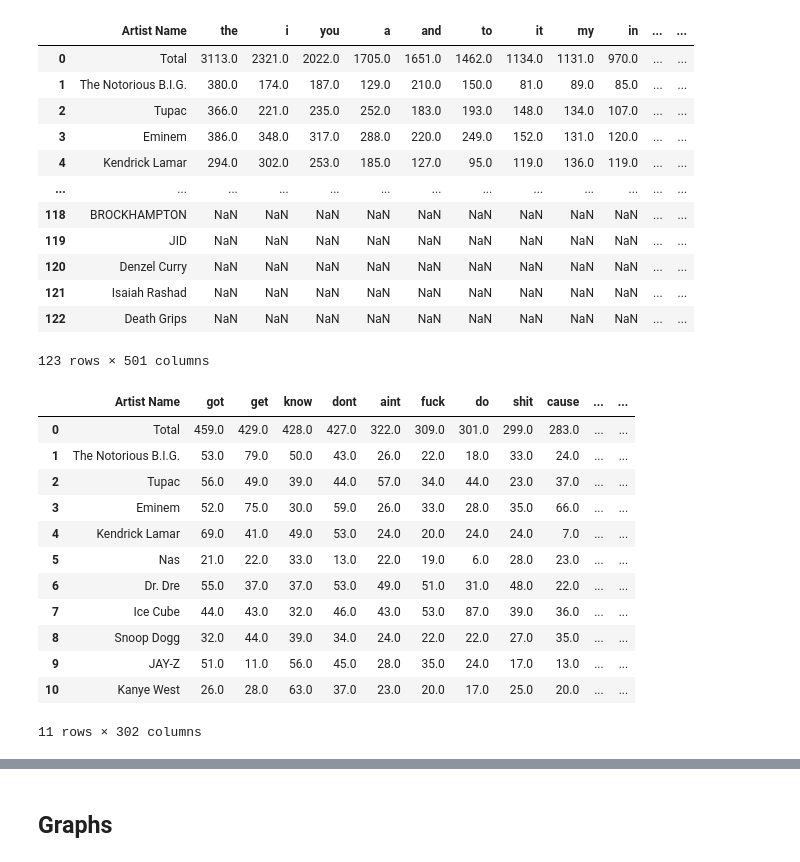
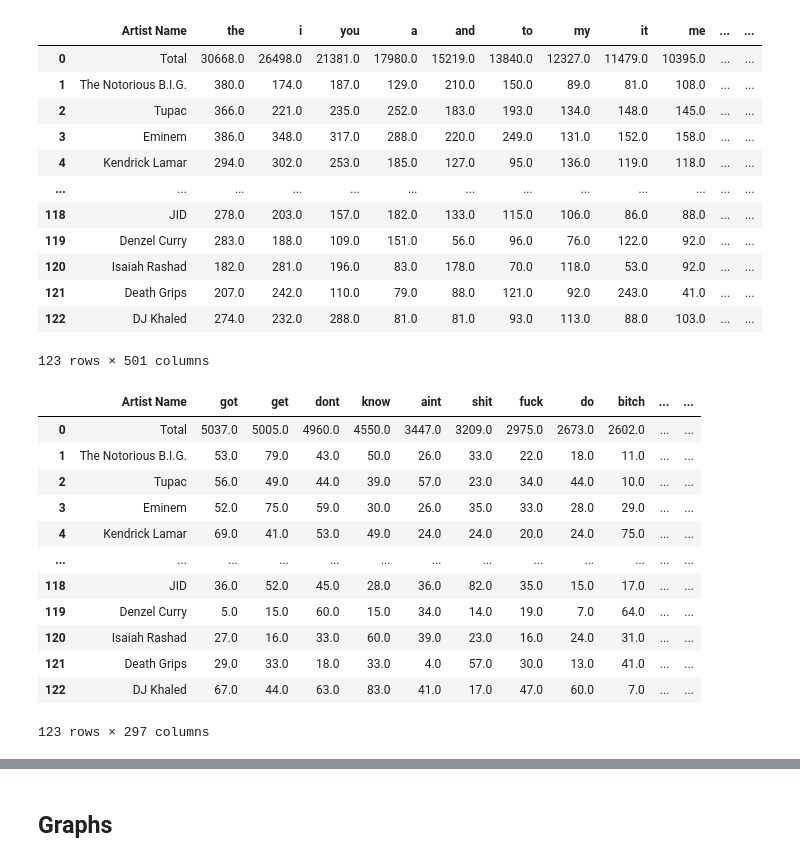
Before and after one commit to TrippingLettuce/Where-is-the-love, a Jupyter notebook: src/analysis.ipynb, the cells around one changed output, grey strips where cells are left out. Saved outputs shown, nothing was run; the diff lists cells and outputs as text; code cells hidden in the pictures.

```diff
--- a/src/analysis.ipynb
+++ b/src/analysis.ipynb
@@ -5,22 +5,23 @@ import spacy
 import seaborn as sns
 import matplotlib.pyplot as plt
 # %%
-df = pd.read_csv("/home/lettuce/MyCode/Statistical-Analysis-of-Music-Genres/src/rap_FINAL.csv")
-df = df.drop("Unnamed: 0",axis=1)
+df = pd.read_csv("/home/lettuce/MyCode/Where is the love/Where-is-the-love/csv/final/rap_FINAL_2.csv")
+df = df.drop(df.columns[[0, 1]], axis=1)
+df.drop(123, inplace=True)
 df
 # %% [output]
-|  | Artist Name | the | i | you | a | and | to | it | my | in | ... | ... |
-| 0 | Total | 3113.0 | 2321.0 | 2022.0 | 1705.0 | 1651.0 | 1462.0 | 1134.0 | 1131.0 | 970.0 | ... | ... |
-| 1 | The Notorious B.I.G. | 380.0 | 174.0 | 187.0 | 129.0 | 210.0 | 150.0 | 81.0 | 89.0 | 85.0 | ... | ... |
-| 2 | Tupac | 366.0 | 221.0 | 235.0 | 252.0 | 183.0 | 193.0 | 148.0 | 134.0 | 107.0 | ... | ... |
-| 3 | Eminem | 386.0 | 348.0 | 317.0 | 288.0 | 220.0 | 249.0 | 152.0 | 131.0 | 120.0 | ... | ... |
-| 4 | Kendrick Lamar | 294.0 | 302.0 | 253.0 | 185.0 | 127.0 | 95.0 | 119.0 | 136.0 | 119.0 | ... | ... |
+|  | Artist Name | the | i | you | a | and | to | my | it | me | ... | ... |
+| 0 | Total | 30668.0 | 26498.0 | 21381.0 | 17980.0 | 15219.0 | 13840.0 | 12327.0 | 11479.0 | 10395.0 | ... | ... |
+| 1 | The Notorious B.I.G. | 380.0 | 174.0 | 187.0 | 129.0 | 210.0 | 150.0 | 89.0 | 81.0 | 108.0 | ... | ... |
+| 2 | Tupac | 366.0 | 221.0 | 235.0 | 252.0 | 183.0 | 193.0 | 134.0 | 148.0 | 145.0 | ... | ... |
+| 3 | Eminem | 386.0 | 348.0 | 317.0 | 288.0 | 220.0 | 249.0 | 131.0 | 152.0 | 158.0 | ... | ... |
+| 4 | Kendrick Lamar | 294.0 | 302.0 | 253.0 | 185.0 | 127.0 | 95.0 | 136.0 | 119.0 | 118.0 | ... | ... |
 | ... | ... | ... | ... | ... | ... | ... | ... | ... | ... | ... | ... | ... |
-| 118 | BROCKHAMPTON | NaN | NaN | NaN | NaN | NaN | NaN | NaN | NaN | NaN | ... | ... |
-| 119 | JID | NaN | NaN | NaN | NaN | NaN | NaN | NaN | NaN | NaN | ... | ... |
-| 120 | Denzel Curry | NaN | NaN | NaN | NaN | NaN | NaN | NaN | NaN | NaN | ... | ... |
-| 121 | Isaiah Rashad | NaN | NaN | NaN | NaN | NaN | NaN | NaN | NaN | NaN | ... | ... |
-| 122 | Death Grips | NaN | NaN | NaN | NaN | NaN | NaN | NaN | NaN | NaN | ... | ... |
+| 118 | JID | 278.0 | 203.0 | 157.0 | 182.0 | 133.0 | 115.0 | 106.0 | 86.0 | 88.0 | ... | ... |
+| 119 | Denzel Curry | 283.0 | 188.0 | 109.0 | 151.0 | 56.0 | 96.0 | 76.0 | 122.0 | 92.0 | ... | ... |
+| 120 | Isaiah Rashad | 182.0 | 281.0 | 196.0 | 83.0 | 178.0 | 70.0 | 118.0 | 53.0 | 92.0 | ... | ... |
+| 121 | Death Grips | 207.0 | 242.0 | 110.0 | 79.0 | 88.0 | 121.0 | 92.0 | 243.0 | 41.0 | ... | ... |
+| 122 | DJ Khaled | 274.0 | 232.0 | 288.0 | 81.0 | 81.0 | 93.0 | 113.0 | 88.0 | 103.0 | ... | ... |
 123 rows × 501 columns
 # %%
 nlp = spacy.load('en_core_web_sm')
@@ -34,19 +35,19 @@ def is_verb_noun_adj(word):
     # Return True if it's a verb, noun or adjective, otherwise False
     return pos in ['VERB', 'NOUN', 'ADJ']
 # %%
-#df = df.loc[:, df.columns.map(is_verb_noun_adj)]
-df.head(11)
+df = df.loc[:, df.columns.map(is_verb_noun_adj)]
+df
 # %% [output]
-|  | Artist Name | got | get | know | dont | aint | fuck | do | shit | cause | ... | ... |
-| 0 | Total | 459.0 | 429.0 | 428.0 | 427.0 | 322.0 | 309.0 | 301.0 | 299.0 | 283.0 | ... | ... |
-| 1 | The Notorious B.I.G. | 53.0 | 79.0 | 50.0 | 43.0 | 26.0 | 22.0 | 18.0 | 33.0 | 24.0 | ... | ... |
-| 2 | Tupac | 56.0 | 49.0 | 39.0 | 44.0 | 57.0 | 34.0 | 44.0 | 23.0 | 37.0 | ... | ... |
-| 3 | Eminem | 52.0 | 75.0 | 30.0 | 59.0 | 26.0 | 33.0 | 28.0 | 35.0 | 66.0 | ... | ... |
-| 4 | Kendrick Lamar | 69.0 | 41.0 | 49.0 | 53.0 | 24.0 | 20.0 | 24.0 | 24.0 | 7.0 | ... | ... |
-| 5 | Nas | 21.0 | 22.0 | 33.0 | 13.0 | 22.0 | 19.0 | 6.0 | 28.0 | 23.0 | ... | ... |
-| 6 | Dr. Dre | 55.0 | 37.0 | 37.0 | 53.0 | 49.0 | 51.0 | 31.0 | 48.0 | 22.0 | ... | ... |
-| 7 | Ice Cube | 44.0 | 43.0 | 32.0 | 46.0 | 43.0 | 53.0 | 87.0 | 39.0 | 36.0 | ... | ... |
-| 8 | Snoop Dogg | 32.0 | 44.0 | 39.0 | 34.0 | 24.0 | 22.0 | 22.0 | 27.0 | 35.0 | ... | ... |
-| 9 | JAY-Z | 51.0 | 11.0 | 56.0 | 45.0 | 28.0 | 35.0 | 24.0 | 17.0 | 13.0 | ... | ... |
-| 10 | Kanye West | 26.0 | 28.0 | 63.0 | 37.0 | 23.0 | 20.0 | 17.0 | 25.0 | 20.0 | ... | ... |
+|  | Artist Name | got | get | dont | know | aint | shit | fuck | do | bitch | ... | ... |
+| 0 | Total | 5037.0 | 5005.0 | 4960.0 | 4550.0 | 3447.0 | 3209.0 | 2975.0 | 2673.0 | 2602.0 | ... | ... |
+| 1 | The Notorious B.I.G. | 53.0 | 79.0 | 43.0 | 50.0 | 26.0 | 33.0 | 22.0 | 18.0 | 11.0 | ... | ... |
+| 2 | Tupac | 56.0 | 49.0 | 44.0 | 39.0 | 57.0 | 23.0 | 34.0 | 44.0 | 10.0 | ... | ... |
+| 3 | Eminem | 52.0 | 75.0 | 59.0 | 30.0 | 26.0 | 35.0 | 33.0 | 28.0 | 29.0 | ... | ... |
+| 4 | Kendrick Lamar | 69.0 | 41.0 | 53.0 | 49.0 | 24.0 | 24.0 | 20.0 | 24.0 | 75.0 | ... | ... |
+| ... | ... | ... | ... | ... | ... | ... | ... | ... | ... | ... | ... | ... |
+| 118 | JID | 36.0 | 52.0 | 45.0 | 28.0 | 36.0 | 82.0 | 35.0 | 15.0 | 17.0 | ... | ... |
+| 119 | Denzel Curry | 5.0 | 15.0 | 60.0 | 15.0 | 34.0 | 14.0 | 19.0 | 7.0 | 64.0 | ... | ... |
+| 120 | Isaiah Rashad | 27.0 | 16.0 | 33.0 | 60.0 | 39.0 | 23.0 | 16.0 | 24.0 | 31.0 | ... | ... |
+| 121 | Death Grips | 29.0 | 33.0 | 18.0 | 33.0 | 4.0 | 57.0 | 30.0 | 13.0 | 41.0 | ... | ... |
+| 122 | DJ Khaled | 67.0 | 44.0 | 63.0 | 83.0 | 41.0 | 17.0 | 47.0 | 60.0 | 7.0 | ... | ... |
-11 rows × 302 columns
+123 rows × 297 columns
```
Also changed, not shown: parts of 15 cells of this notebook, 13 other files.
